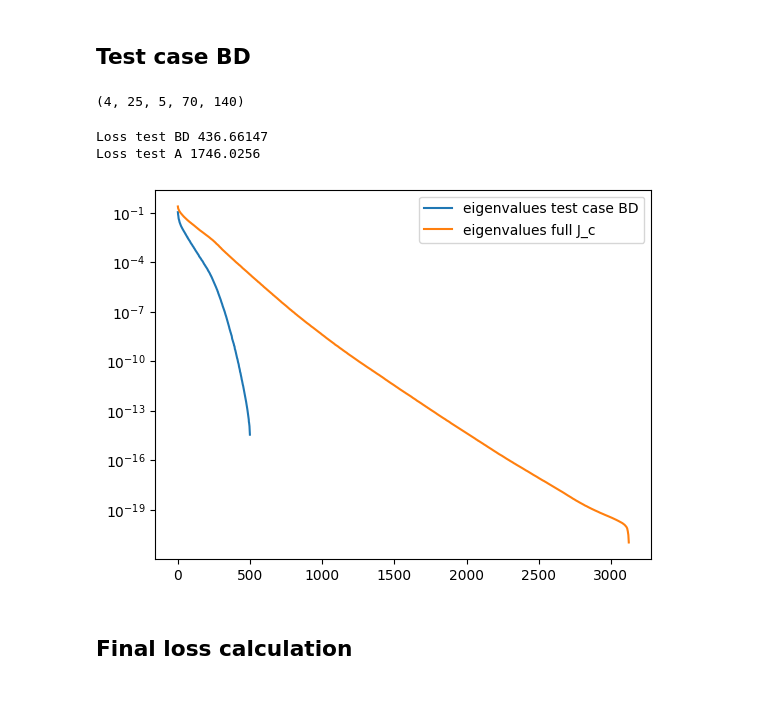
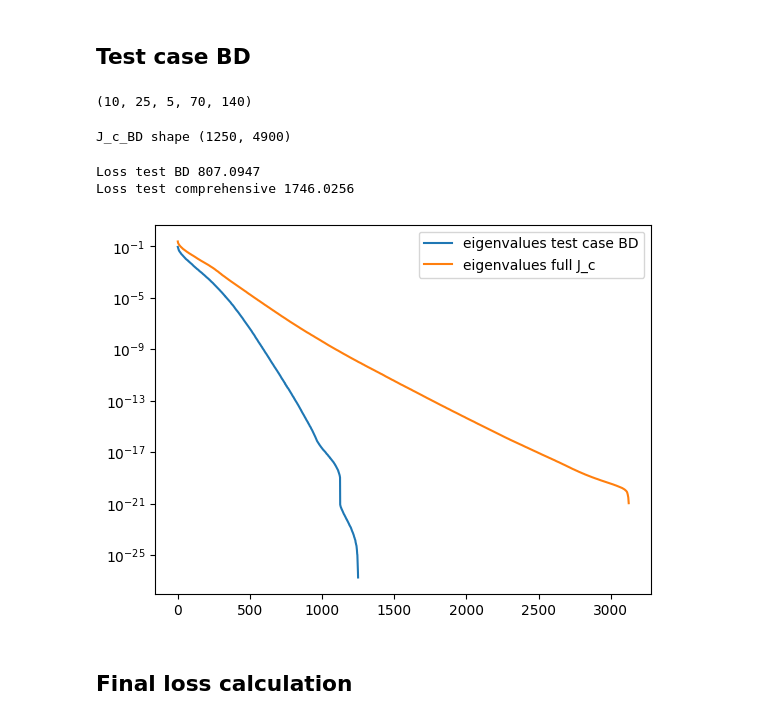
Before and after one commit to armercier/Hybrid-OED, a Jupyter notebook: src/scripts/test_case_comparison.ipynb, the cells around one changed output. Drawn from its saved outputs; the diff is of its cells as text; code cells hidden in the pictures.

```diff
--- a/src/scripts/test_case_comparison.ipynb
+++ b/src/scripts/test_case_comparison.ipynb
@@ -606,12 +608,15 @@ best source index [20 15 17  4  1 22  3  9 18 13]
 # %% [markdown]
 ## Test case BD
 # %%
-jacobian_test_case_BD = jnp.load("curvel_jac_model_{}_data_test_case_BD_4_sources_v2.npy".format(model_index))
+# jacobian_test_case_BD = jnp.load("curvel_jac_model_{}_data_test_case_BD_4_sources_v2.npy".format(model_index))
+jacobian_test_case_BD = jnp.load("curvel_jac_model_{}_data_test_case_BD_dataloss_10_sources.npy".format(model_index))
+# jacobian_test_case_BD = jnp.load("curvel_jac_model_{}_data_test_case_BD.npy".format(model_index))
+
 
 transposed_jacobian_test_case_BD = jacobian_test_case_BD
 print(jacobian_test_case_BD.shape)
 # %% [output]
-(4, 25, 5, 70, 140)
+(10, 25, 5, 70, 140)
 # %%
 # — Step 2: build the global J_c —
 
@@ -632,21 +637,25 @@ J_c_BD = complex_mats.reshape(complex_mats.shape[0], -1)
 
 # add zeros rows to mathc the sshape of J_c
 # J_c_BD = jnp.concatenate((J_c_BD, jnp.zeros((J_c_BD.shape[0], 4900))), axis=0)
+# %%
+print("J_c_BD shape", J_c_BD.shape)
+# %% [output]
+J_c_BD shape (1250, 4900)
 # %%
 eigen_test = jnp.linalg.svdvals(J_c_BD)
 eigen_test_A = jnp.linalg.svdvals(J_c)
 plt.semilogy(eigen_test**2, label="eigenvalues test case BD")
 plt.semilogy(eigen_test_A**2, label="eigenvalues full J_c")
 plt.legend()
 plt.plot()
 loss_test = eigenvalue_criterion(J_c_BD, threshold=threshold)
 print("Loss test BD", loss_test)
-loss_test_A = eigenvalue_criterion(J_c, threshold=threshold)
-print("Loss test A", loss_test_A)
+loss_test_comp = eigenvalue_criterion(J_c, threshold=threshold)
+print("Loss test comprehensive", loss_test_comp)
 # %% [output]
-Loss test BD 436.66147
-Loss test A 1746.0256
+Loss test BD 807.0947
+Loss test comprehensive 1746.0256
-[figure, old version]
+[figure, new version]
 # %% [markdown]
 ## Final loss calculation
 # %%
```
Also changed, not shown: parts of 13 cells of this notebook, 4 other files.
